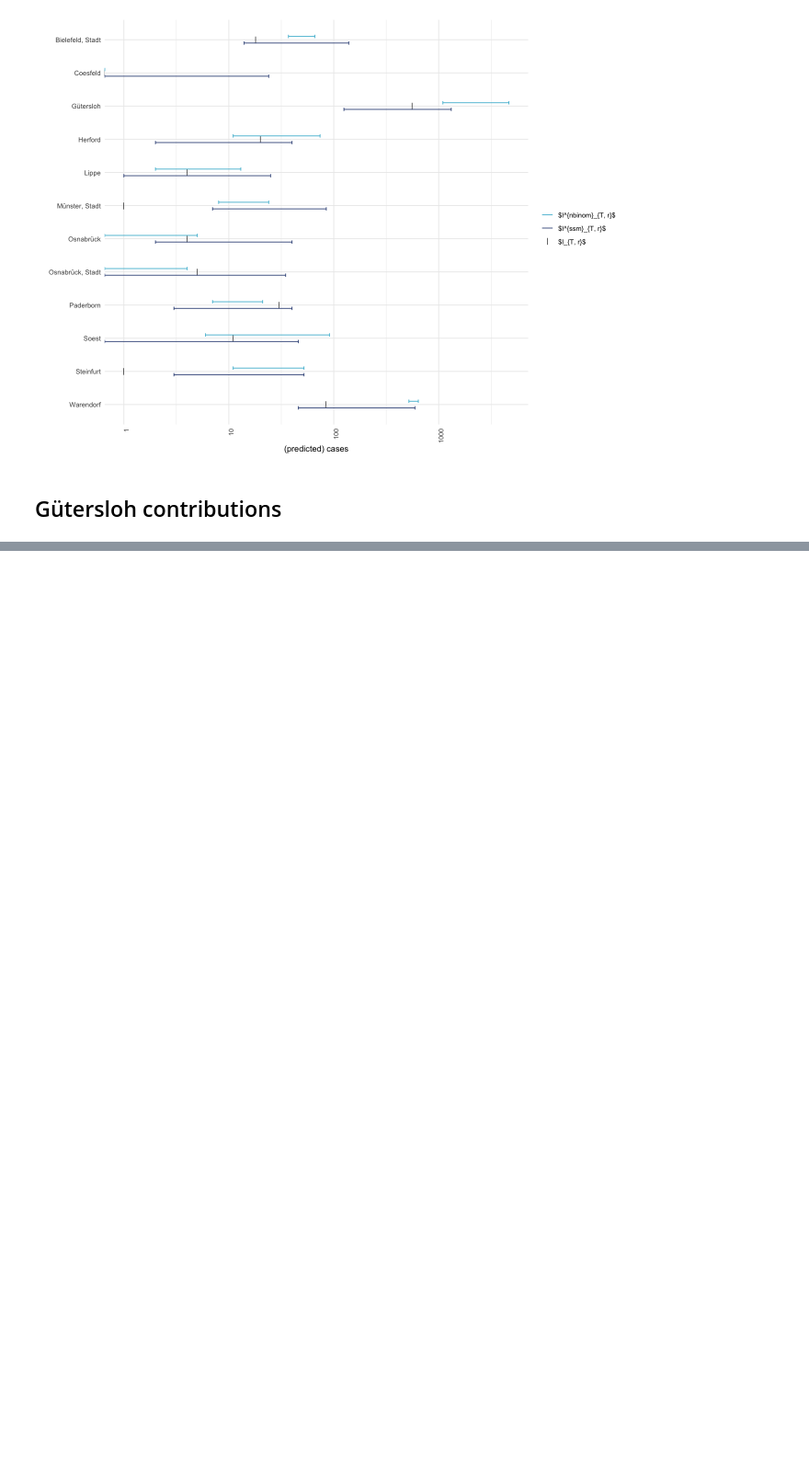
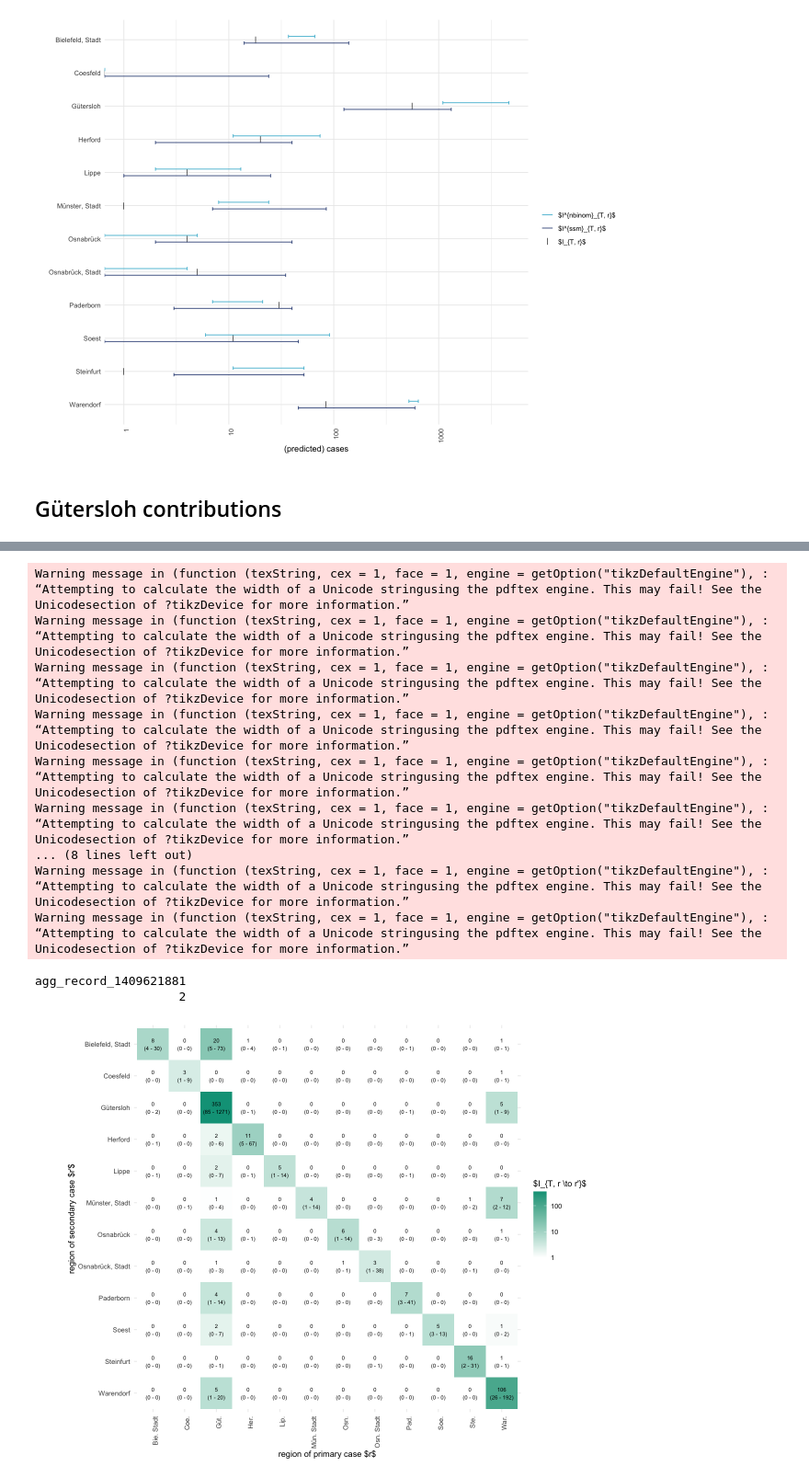
Before and after one commit to stefanheyder/dissertation, a Jupyter notebook: nbs/4 Models/4.2 Regional growth factor model/30_figures.ipynb, the cells around one changed output, grey strips where cells are left out. Shown at 92% size. Saved outputs shown, nothing was run; the diff lists cells and outputs as text; code cells hidden in the pictures; blank space fills up the shorter version.

Commit message:
fix: more work on regional analysis

```diff
--- a/nbs/4 Models/4.2 Regional growth factor model/30_figures.ipynb
+++ b/nbs/4 Models/4.2 Regional growth factor model/30_figures.ipynb
@@ -1159,0 +1130,40 @@ A spec_tbl_df: 12 × 6
+# %%
+n_neigbhors = length(guetersloh_neighbor_ags)
+read_csv(here("data/results/4_local_outbreak_model/guetersloh_distribution_cases.csv")) %>%
+    mutate(ags_i = rep(sort(guetersloh_neighbor_ags), each = n_neigbhors), ags_j = rep(sort(guetersloh_neighbor_ags), times = n_neigbhors)) %>%
+    inner_join(ags_county_dict %>% select(ags, name), by=c("ags_j"="ags")) %>%
+    inner_join(ags_county_dict %>% select(ags, name), by=c("ags_i"="ags"), suffix=c("_i", "_j")) %>%
+    ggplot(aes(county_shorthand(name_i), name_j)) +
+    geom_tile(aes(fill=pmax(`50.0 %`, 1))) +
+    geom_text(aes(label=paste0(round(`50.0 %`, 0), "\n(", round(`2.5 %`, 0), " - ", round(`97.5 %`, 0), ')')), size=2.5) +
+    scale_fill_gradient(low = "white", high = pal_npg("nrc")(10)[3], trans="log10") +
+    # reverse y axis
+    scale_y_discrete(limits=rev) +
+    labs(x="region of primary case $r$", y="region of secondary case $r'$", fill="$I_{T, r \\to r'}$") +
+    theme(
+        axis.text.x = element_text(angle=90, hjust=1)
+    ) +
+    coord_fixed()
+
+ggsave_tikz(here("tikz/guetersloh_neighbors_cases.tex"), width=10, height=10)
+# %% [output]
+Warning message in (function (texString, cex = 1, face = 1, engine = getOption("tikzDefaultEngine"), :
+“Attempting to calculate the width of a Unicode stringusing the pdftex engine. This may fail! See the Unicodesection of ?tikzDevice for more information.”
+Warning message in (function (texString, cex = 1, face = 1, engine = getOption("tikzDefaultEngine"), :
+“Attempting to calculate the width of a Unicode stringusing the pdftex engine. This may fail! See the Unicodesection of ?tikzDevice for more information.”
+Warning message in (function (texString, cex = 1, face = 1, engine = getOption("tikzDefaultEngine"), :
+“Attempting to calculate the width of a Unicode stringusing the pdftex engine. This may fail! See the Unicodesection of ?tikzDevice for more information.”
+Warning message in (function (texString, cex = 1, face = 1, engine = getOption("tikzDefaultEngine"), :
+“Attempting to calculate the width of a Unicode stringusing the pdftex engine. This may fail! See the Unicodesection of ?tikzDevice for more information.”
+Warning message in (function (texString, cex = 1, face = 1, engine = getOption("tikzDefaultEngine"), :
+“Attempting to calculate the width of a Unicode stringusing the pdftex engine. This may fail! See the Unicodesection of ?tikzDevice for more information.”
+Warning message in (function (texString, cex = 1, face = 1, engine = getOption("tikzDefaultEngine"), :
+“Attempting to calculate the width of a Unicode stringusing the pdftex engine. This may fail! See the Unicodesection of ?tikzDevice for more information.”
+... (8 lines left out)
+Warning message in (function (texString, cex = 1, face = 1, engine = getOption("tikzDefaultEngine"), :
+“Attempting to calculate the width of a Unicode stringusing the pdftex engine. This may fail! See the Unicodesection of ?tikzDevice for more information.”
+Warning message in (function (texString, cex = 1, face = 1, engine = getOption("tikzDefaultEngine"), :
+“Attempting to calculate the width of a Unicode stringusing the pdftex engine. This may fail! See the Unicodesection of ?tikzDevice for more information.”
+agg_record_1409621881
+                    2
+[figure, added]
```
Also changed, not shown: parts of 2 cells of this notebook, 4 other files.
